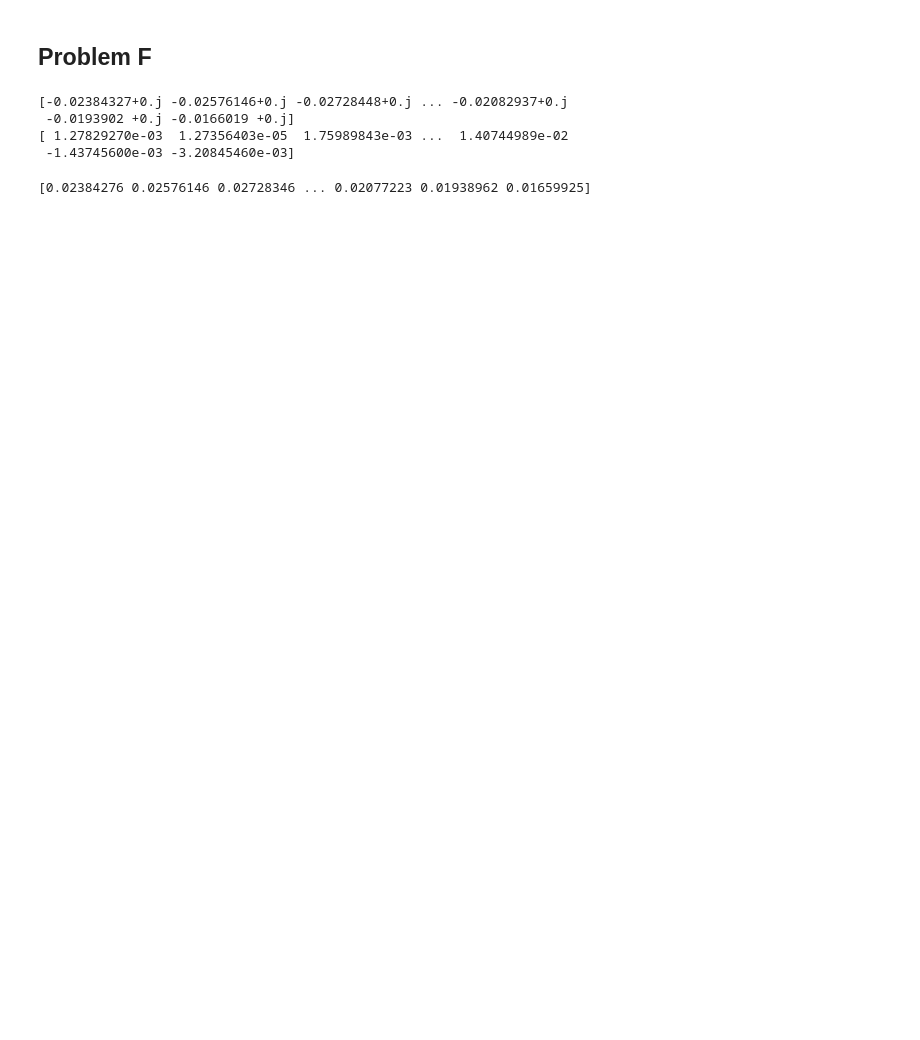
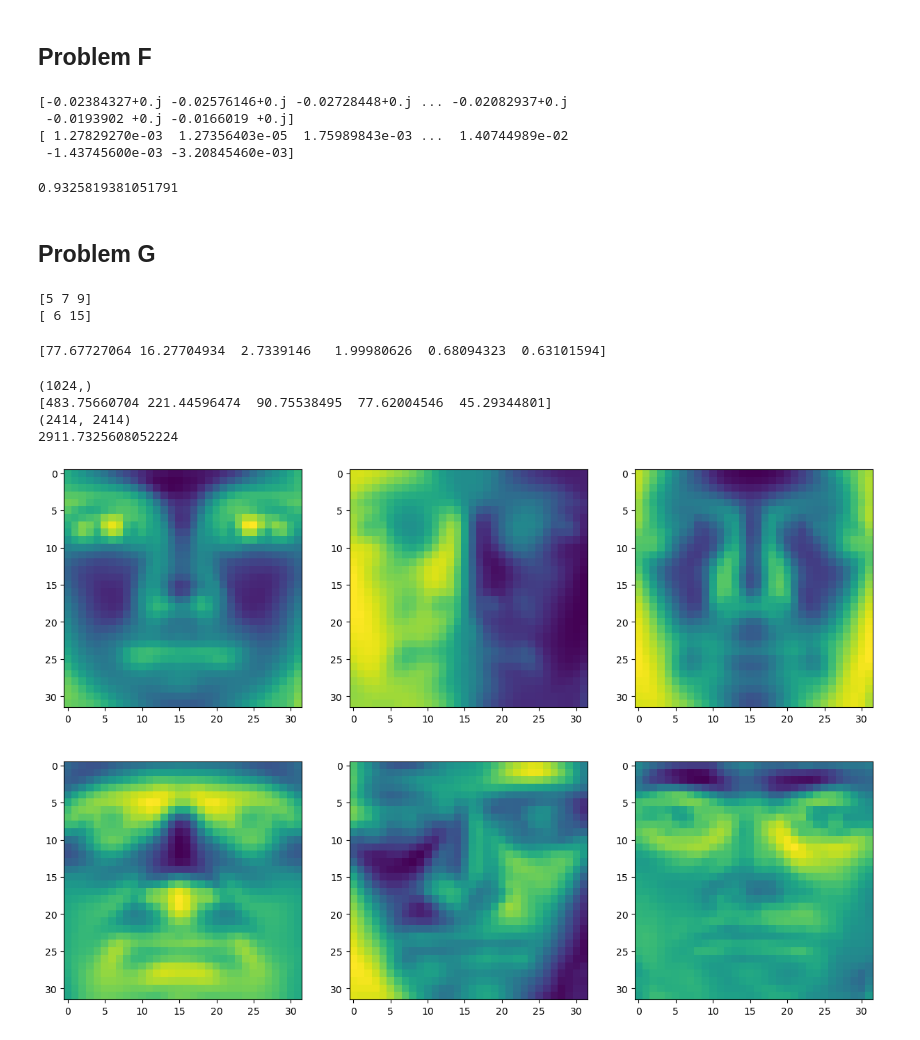
Before and after one commit to tingjones/ee399_hw2, a Jupyter notebook: HW2_TJ.ipynb, the cells around one changed output. Cells and saved outputs as stored; diff of their text form; code cells hidden in the pictures; blank space fills up the shorter version.

Commit message:
problems e, f, g

```diff
--- a/HW2_TJ.ipynb
+++ b/HW2_TJ.ipynb
@@ -145,7 +146,7 @@ print(vec, vec.shape)
 # %%
 # U are eigenvectors of AA^H, V are eigenvectors of A^H A
 # S = np.diag(s), eigenvalues are s**2
-u,s,v= np.linalg.svd(X)
-dir = u[:, -6:]
+u, s, v= np.linalg.svd(X)
+dir = u[:, :6]
 print(dir, dir.shape)
 # %% [output]
@@ -176,7 +171,43 @@ print(u1)
 [ 1.27829270e-03  1.27356403e-05  1.75989843e-03 ...  1.40744989e-02
  -1.43745600e-03 -3.20845460e-03]
 # %%
-norm = np.square(np.sqrt(np.abs(v1)) - np.square(np.abs(u1)))
+norm = np.linalg.norm(np.abs(v1) - np.abs(u1))
 print(norm)
 # %% [output]
-[0.02384276 0.02576146 0.02728346 ... 0.02077223 0.01938962 0.01659925]
+0.9325819381051791
+# %% [markdown]
+## Problem G
+# %%
+test = np.array([[1,2,3], [4,5,6]])
+print(np.sum(test, 0))
+
+print(np.sum(test, 1))
+# %% [output]
+[5 7 9]
+[ 6 15]
+# %%
+# proportion of the variation is the eigenvalue divided by the sum of the eigenvalues
+# eigenvalues are found with s**2
+
+eigval = np.square(s[:6])
+prop_var = eigval/np.sum(eigval) * 100
+print(prop_var)
+# %% [output]
+[77.67727064 16.27704934  2.7339146   1.99980626  0.68094323  0.63101594]
+# %%
+fig = plt.figure(figsize=(15, 10))
+for k in range(6):
+    mode = dir[:, k].reshape((32, 32), order='F').T
+    ax = fig.add_subplot(2, 3, k+1)
+    ax.imshow(mode)
+
+print(s.shape)
+print(s[0:5])
+print(v.shape)
+print(np.sum(s))
+# %% [output]
+(1024,)
+[483.75660704 221.44596474  90.75538495  77.62004546  45.29344801]
+(2414, 2414)
+2911.7325608052224
+[figure, added]
```
Also changed, not shown: parts of 3 cells of this notebook.
